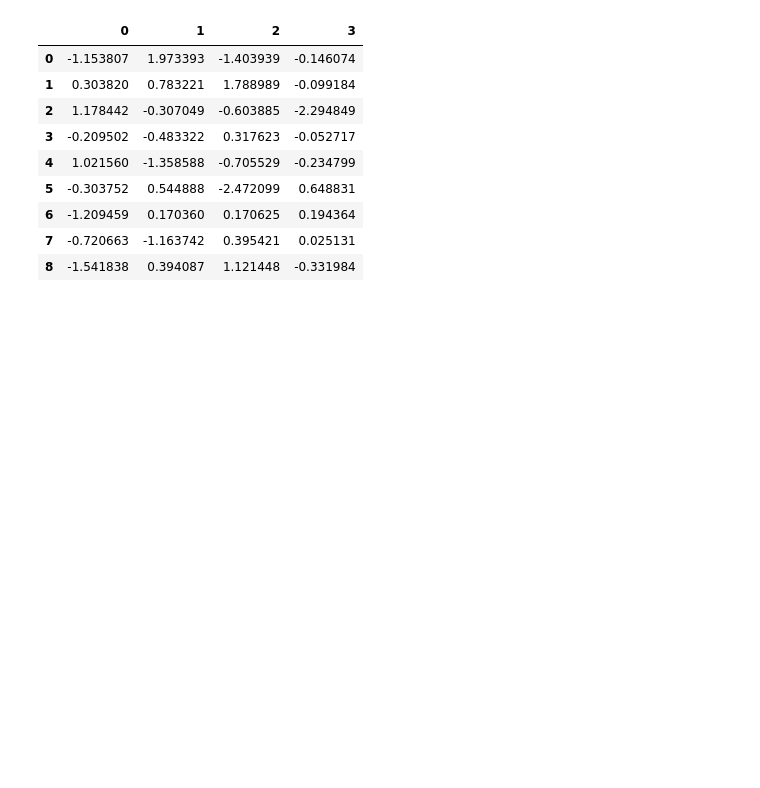
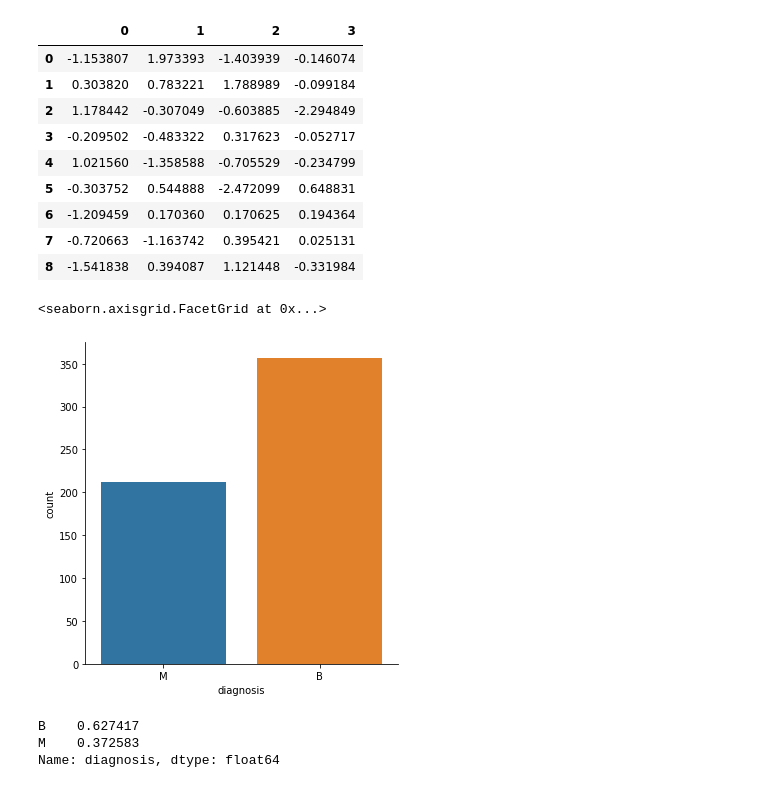
Before and after one commit to a-forty-two/COG-02082021, a Jupyter notebook: Pandas.ipynb, the cells around one changed output. Cells and saved outputs as stored; diff of their text form; code cells hidden in the pictures; blank space fills up the shorter version.

```diff
--- a/Pandas.ipynb
+++ b/Pandas.ipynb
@@ -262,3 +262,16 @@ pd.concat(pieces)
 | 6 | -1.209459 | 0.170360 | 0.170625 | 0.194364 |
 | 7 | -0.720663 | -1.163742 | 0.395421 | 0.025131 |
 | 8 | -1.541838 | 0.394087 | 1.121448 | -0.331984 |
+# %%
+import seaborn as sns
+
+sns.catplot(x="diagnosis",kind="count",data=filtrdData)
+# %% [output]
+<seaborn.axisgrid.FacetGrid at 0x...>
+[figure, added]
+# %%
+filtrdData.diagnosis.value_counts(normalize=True)
+# %% [output]
+B    0.627417
+M    0.372583
+Name: diagnosis, dtype: float64
```
Also changed, not shown: parts of 1 cell of this notebook.
